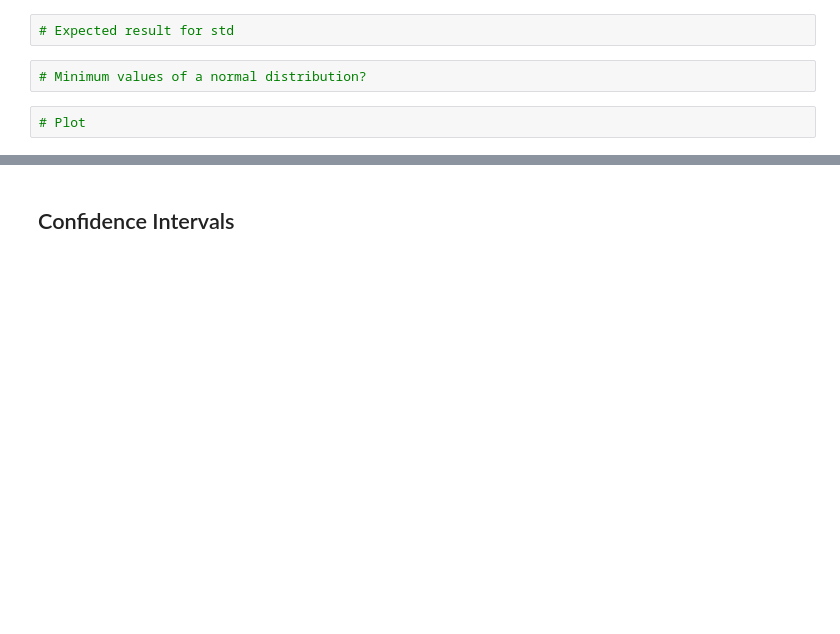
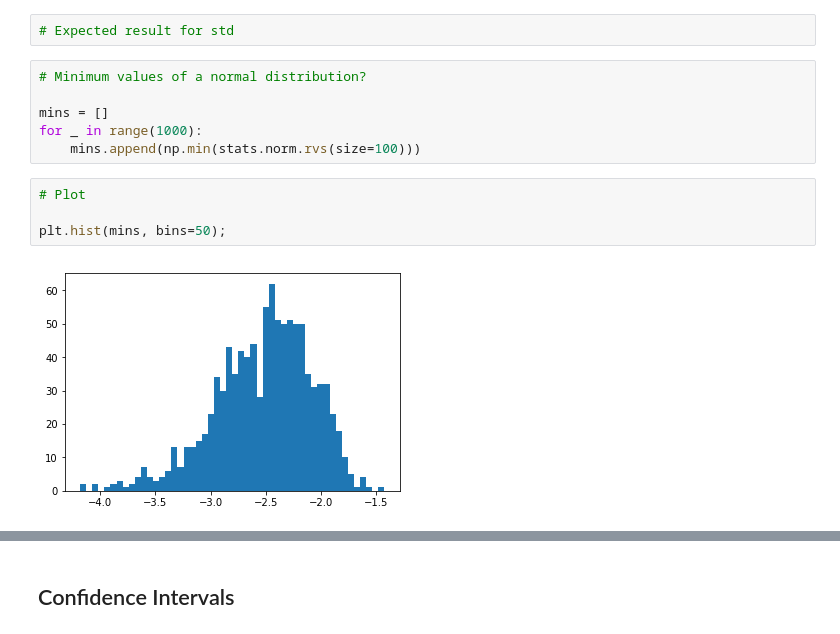
Before and after one commit to sherzyang/CLT-and-CIs-ds-040119, a Jupyter notebook: sampling_the_clt_and_confidence_intervals.ipynb, the cells around one changed output, grey strips where cells are left out. Cells and saved outputs as stored; diff of their text form; blank space fills up the shorter version.

```diff
--- a/sampling_the_clt_and_confidence_intervals.ipynb
+++ b/sampling_the_clt_and_confidence_intervals.ipynb
@@ -98,5 +135,13 @@ Let's look at some examples:
 # Expected result for std
 # %%
 # Minimum values of a normal distribution?
+
+mins = []
+for _ in range(1000):
+    mins.append(np.min(stats.norm.rvs(size=100)))
-# %%
-# Plot
+# %%
+# Plot
+
+plt.hist(mins, bins=50);
+# %% [output]
+[figure, added]
```
Also changed, not shown: parts of 18 cells of this notebook.
